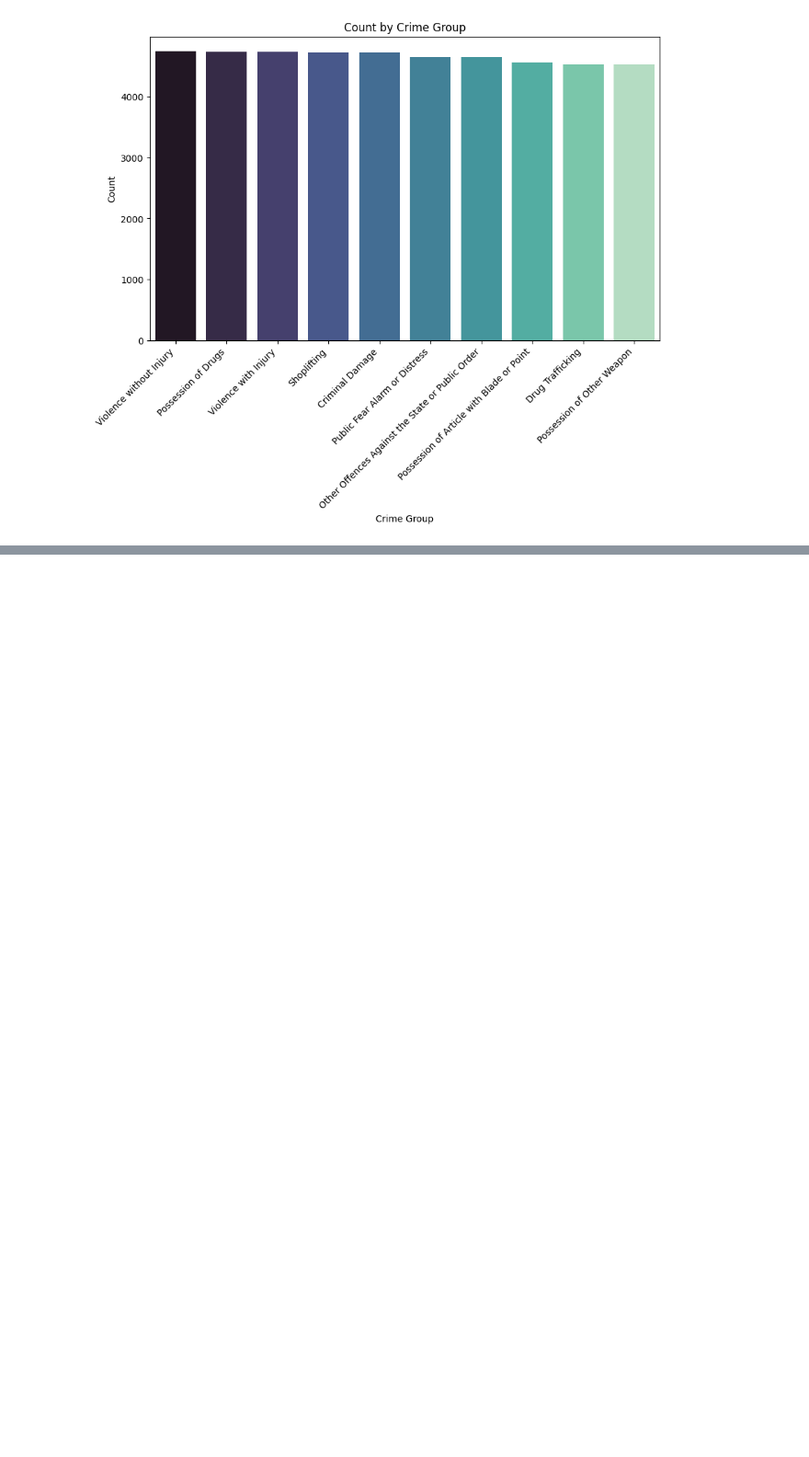
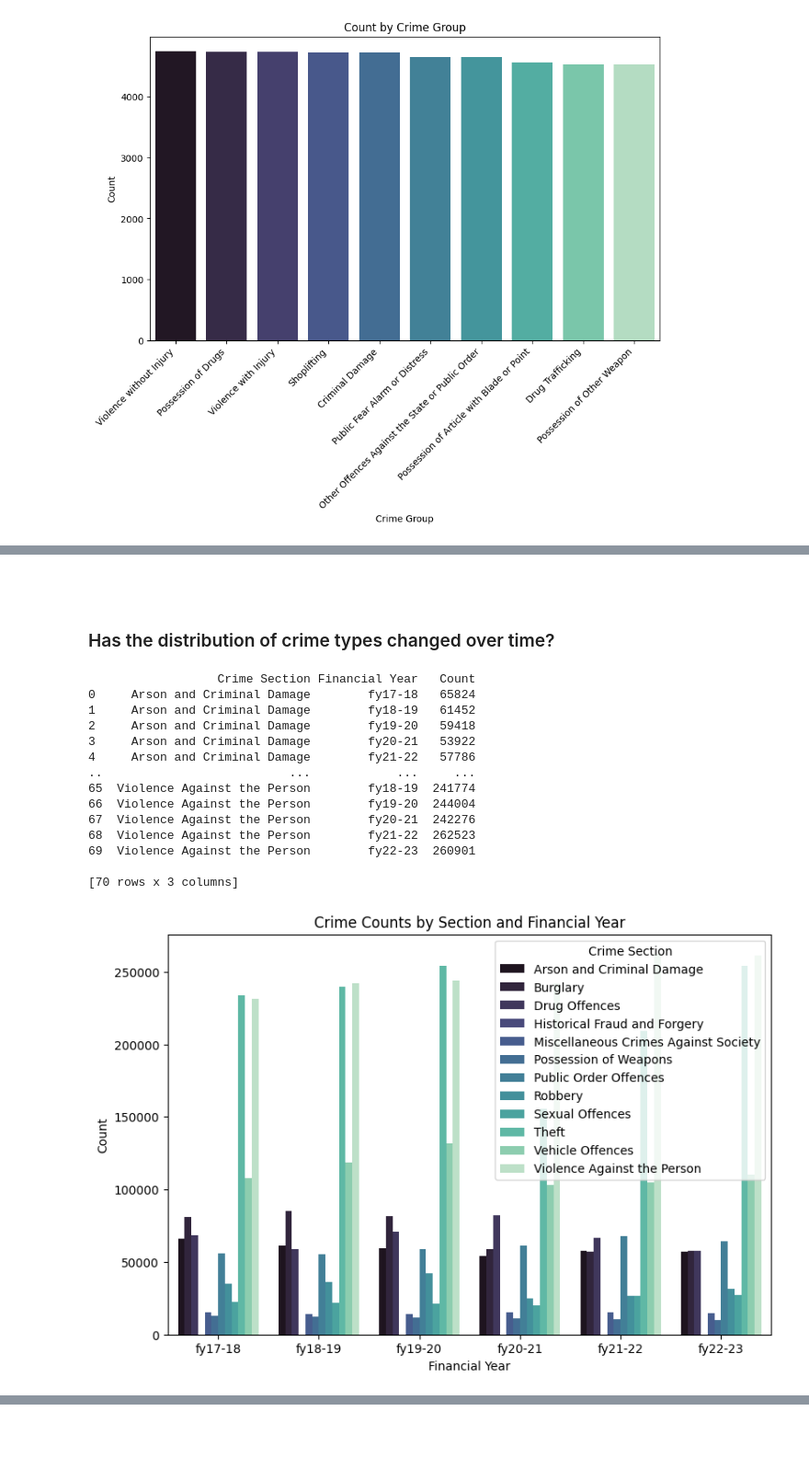
Before and after one commit to juanitanels/London-Crime-Stats-EDA, a Jupyter notebook: London Crime Stats 22-23 EDA.ipynb, the cells around one changed output, grey strips where cells are left out. Shown: that part at 92% size. Saved outputs shown, nothing was run; the diff lists cells and outputs as text; code cells hidden in the pictures; blank space fills up the shorter version.

```diff
--- a/London Crime Stats 22-23 EDA.ipynb
+++ b/London Crime Stats 22-23 EDA.ipynb
@@ -62,5 +70,5 @@ import matplotlib.pyplot as plt
 # %%
-data = pd.read_csv("/Users/juanitanelson-addy/OneDrive/VS CODE/CODING PROJECTS/datasets/crimestats-2022-23.csv")
+data = pd.read_csv("/Users/juanitanelson-addy/Documents/London-Crime-Stats-EDA/crimestats-2022-23.csv")
 
 data.head()
 # %% [output]
@@ -414,0 +426,30 @@ plt.show()
+# %% [markdown]
+<br>
+# %% [markdown]
+### Has the distribution of crime types changed over time?
+# %%
+#Creating a dataframe for crime group, financial year & count
+
+financial_yr_crimes_df = data.groupby(["Crime Section", "Financial Year"])["Count"].sum().reset_index()
+print(financial_yr_crimes_df)
+
+plt.figure(figsize=(9,6))
+sns.barplot(data=financial_yr_crimes_df, x="Financial Year", y="Count", hue="Crime Section", palette="mako")
+plt.title("Crime Counts by Section and Financial Year")
+plt.show()
+# %% [output]
+                  Crime Section Financial Year   Count
+0     Arson and Criminal Damage        fy17-18   65824
+1     Arson and Criminal Damage        fy18-19   61452
+2     Arson and Criminal Damage        fy19-20   59418
+3     Arson and Criminal Damage        fy20-21   53922
+4     Arson and Criminal Damage        fy21-22   57786
+..                          ...            ...     ...
+65  Violence Against the Person        fy18-19  241774
+66  Violence Against the Person        fy19-20  244004
+67  Violence Against the Person        fy20-21  242276
+68  Violence Against the Person        fy21-22  262523
+69  Violence Against the Person        fy22-23  260901
+
+[70 rows x 3 columns]
+[figure, added]
```
Also changed, not shown: parts of 20 cells of this notebook.
